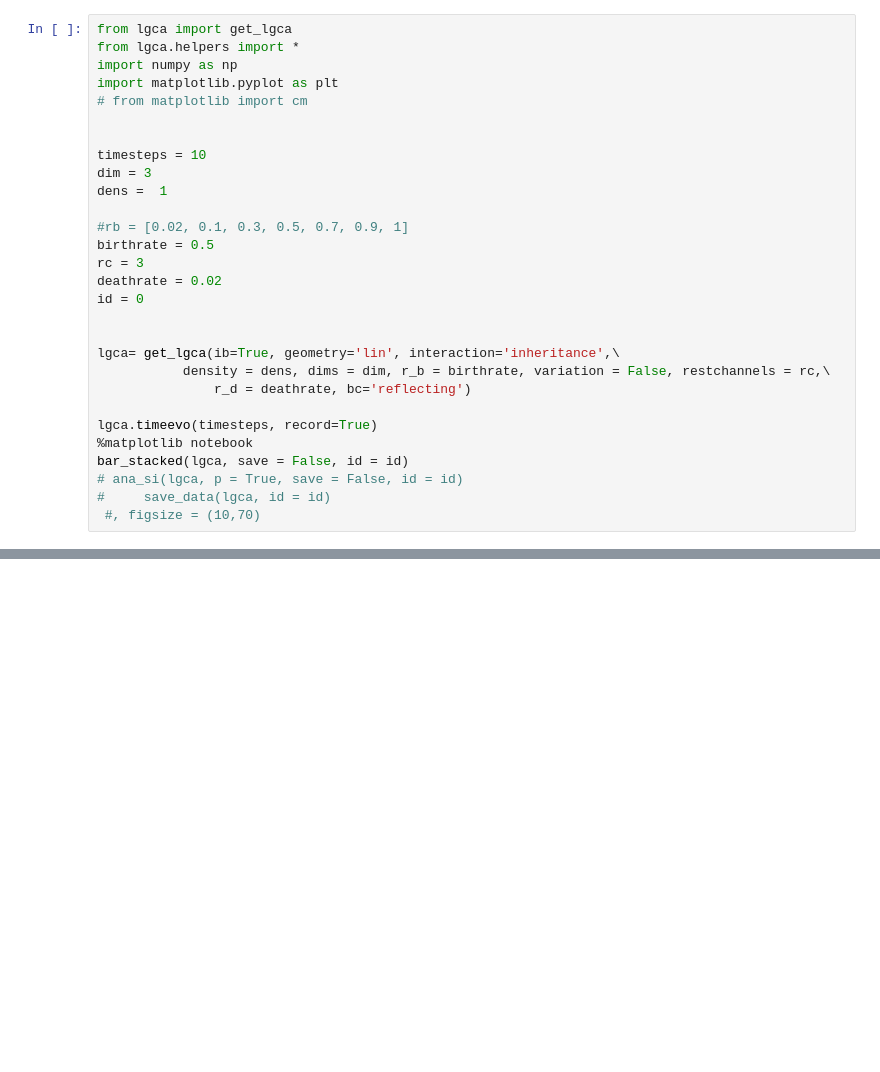
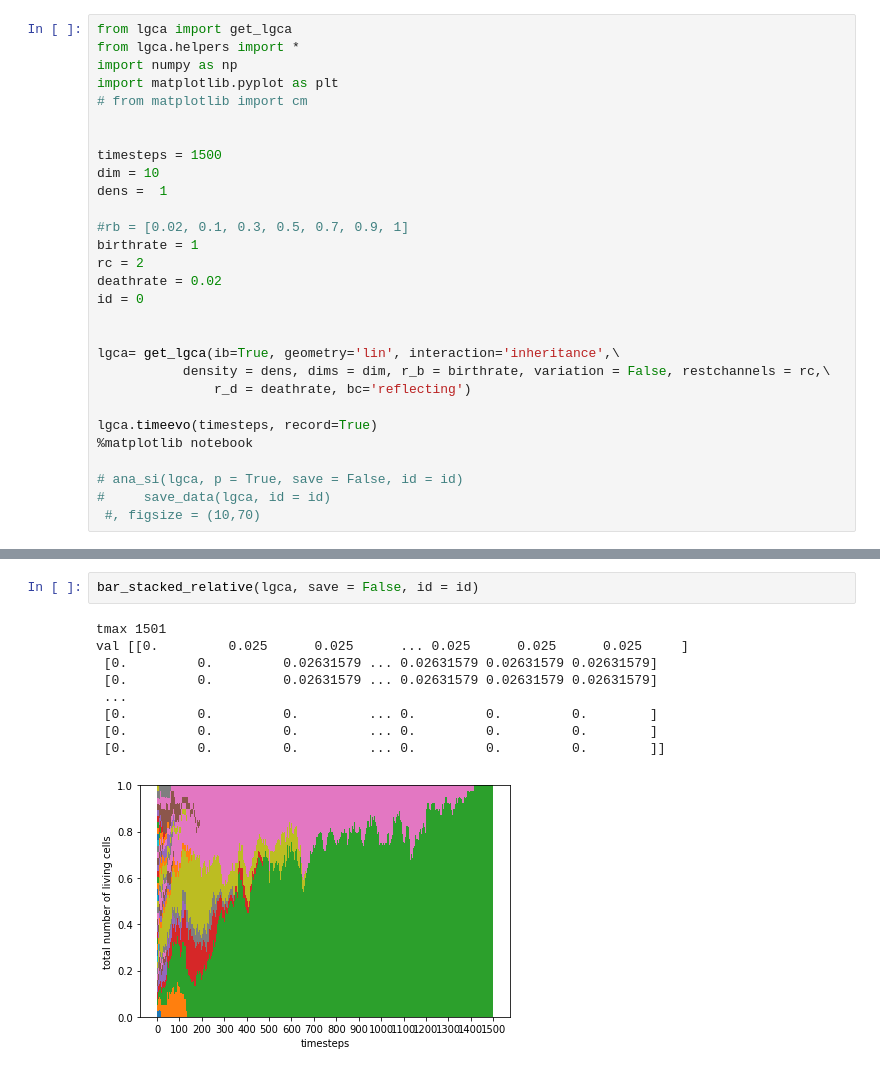
Before and after one commit to sisyga/biolgca, a Jupyter notebook: inheritance testing.ipynb, the cells around one changed output, grey strips where cells are left out. Saved outputs shown, nothing was run; the diff lists cells and outputs as text; blank space fills up the shorter version.

Commit message:
add bar_stacked_relative
add stackplot (work in progress)

```diff
--- a/inheritance testing.ipynb
+++ b/inheritance testing.ipynb
@@ -6,13 +6,13 @@ import matplotlib.pyplot as plt
 # from matplotlib import cm
 
 
-timesteps = 10
-dim = 3
+timesteps = 1500
+dim = 10
 dens =  1
 
 #rb = [0.02, 0.1, 0.3, 0.5, 0.7, 0.9, 1]
-birthrate = 0.5
-rc = 3
+birthrate = 1
+rc = 2
 deathrate = 0.02
 id = 0
 
@@ -23,7 +23,7 @@ lgca= get_lgca(ib=True, geometry='lin', interaction='inheritance',\
 
 lgca.timeevo(timesteps, record=True)
 %matplotlib notebook
-bar_stacked(lgca, save = False, id = id)
+
 # ana_si(lgca, p = True, save = False, id = id)
 #     save_data(lgca, id = id)
  #, figsize = (10,70)
@@ -34,0 +40,12 @@ Progress: [####################] 100% Done...
+# %%
+bar_stacked_relative(lgca, save = False, id = id)
+# %% [output]
+tmax 1501
+val [[0.         0.025      0.025      ... 0.025      0.025      0.025     ]
+ [0.         0.         0.02631579 ... 0.02631579 0.02631579 0.02631579]
+ [0.         0.         0.02631579 ... 0.02631579 0.02631579 0.02631579]
+ ...
+ [0.         0.         0.         ... 0.         0.         0.        ]
+ [0.         0.         0.         ... 0.         0.         0.        ]
+ [0.         0.         0.         ... 0.         0.         0.        ]]
+[figure, added]
```
Also changed, not shown: parts of 5 cells of this notebook, 3 other files.
